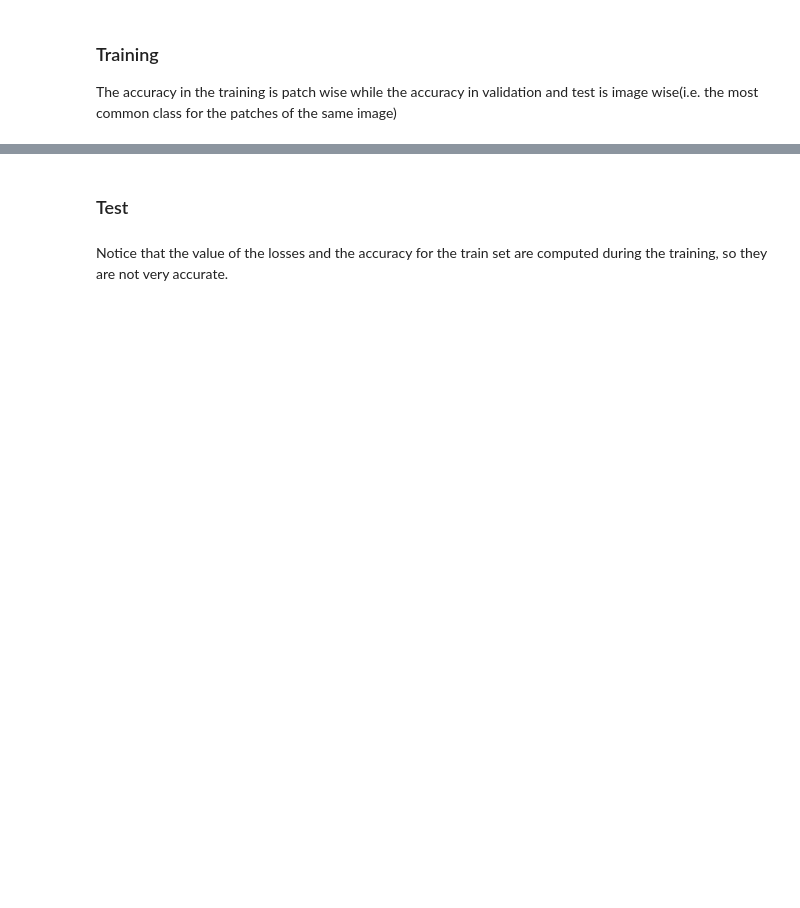
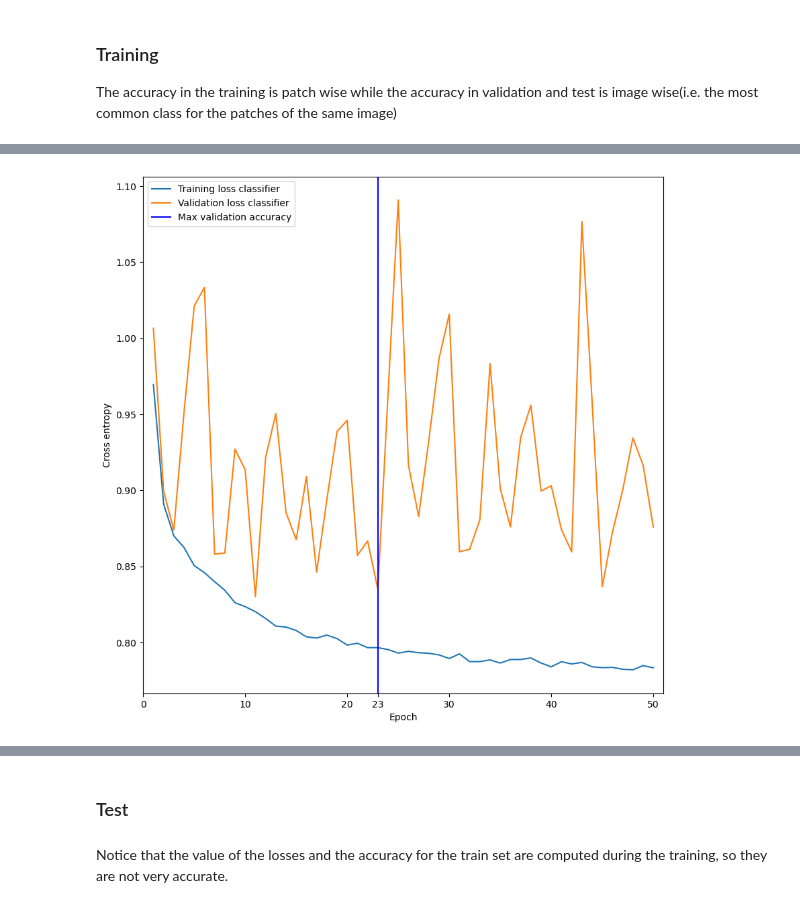
Before and after one commit to GianpietroNicoletti97/HDA-project, a Jupyter notebook: HDAproject_patches.ipynb, the cells around one changed output, grey strips where cells are left out. Drawn from its saved outputs; the diff is of its cells as text; code cells hidden in the pictures; blank space fills up the shorter version.

```diff
--- a/HDAproject_patches.ipynb
+++ b/HDAproject_patches.ipynb
@@ -579,8 +561,6 @@ def test(dataset,name):
     count_input = 0
 
     autoencoder.eval()
-    classifier.eval()
-    #classifier.eval()
 
     #single image
     for data in tqdm(dataset,desc = name +" set"):
@@ -592,9 +572,6 @@ def test(dataset,name):
 
             img = torch.tensor(patch).to(device)
 
-
-            #rec_img,compressed_img= autoencoder(img)
-            #pred_labels = classifier(compressed_img)
             rec_img,pred_labels= autoencoder(img)
 
             classifier_loss = criterion_classifier(pred_labels, labels)
@@ -620,7 +597,7 @@ def test(dataset,name):
 
     # Print loss at end of each epoch
     accuracy= (count_correct/count_input)*100.
-    print(name,' Autoencoder Loss: %.4f, Classifier Loss: %.4f, Accuracy: %.4f in %d input samples\n'
+    print(name,': Autoencoder Loss: %.4f, Classifier Loss: %.4f, Accuracy: %.4f in %d input samples\n'
       % (np.mean(losses_ae), np.mean(losses_c),accuracy,count_input))
 
     return np.mean(losses_ae),np.mean(losses_c),accuracy
@@ -783,0 +768,24 @@ classifier.eval();
+# %%
+plt.figure(figsize=(10,10))
+
+#plotting the losses
+plt.plot(batchID,train_c,label = "Training loss classifier")
+plt.plot(batchID,val_c, label = "Validation loss classifier")
+plt.xlabel("Epoch")
+plt.ylabel("Cross entropy")
+
+#showing the position of the best values
+plt.axvline(x = best_epoch, color = 'b', label = "Max validation accuracy")
+
+#adding the position of the best values in the x axis
+ticks = list(plt.xticks()[0])
+ticks.extend([best_epoch])
+plt.xticks(ticks)
+plt.xlim(0,batchID.max()+1)
+plt.legend()
+
+#saving the figure
+#plt.savefig("Training_ce")
+plt.show()
+# %% [output]
+[figure, added]
```
Also changed, not shown: parts of 12 cells of this notebook.
